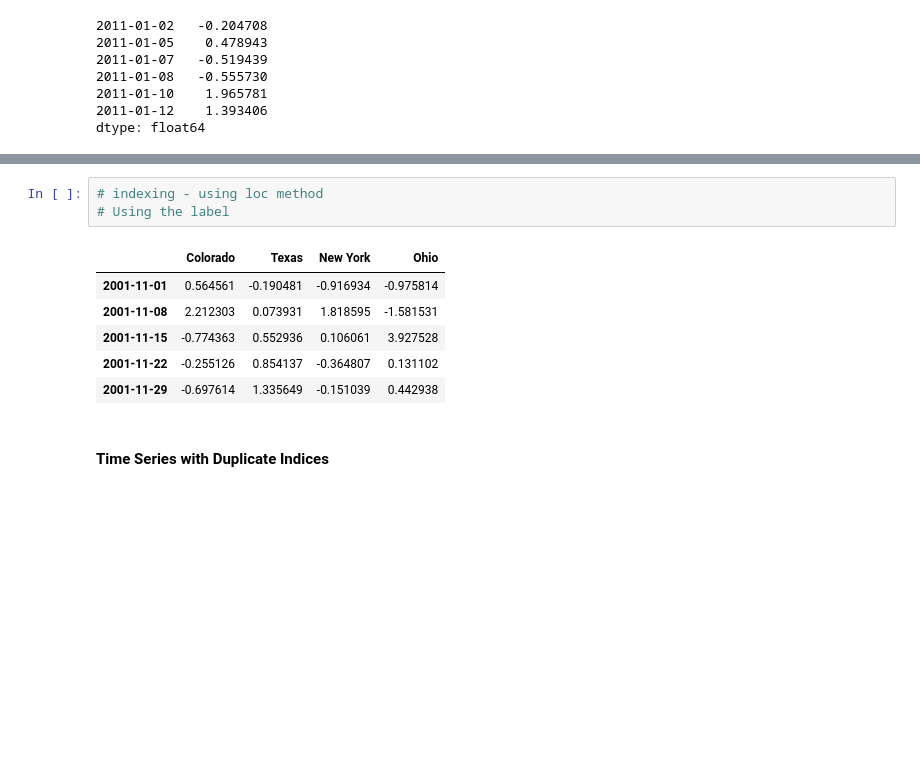
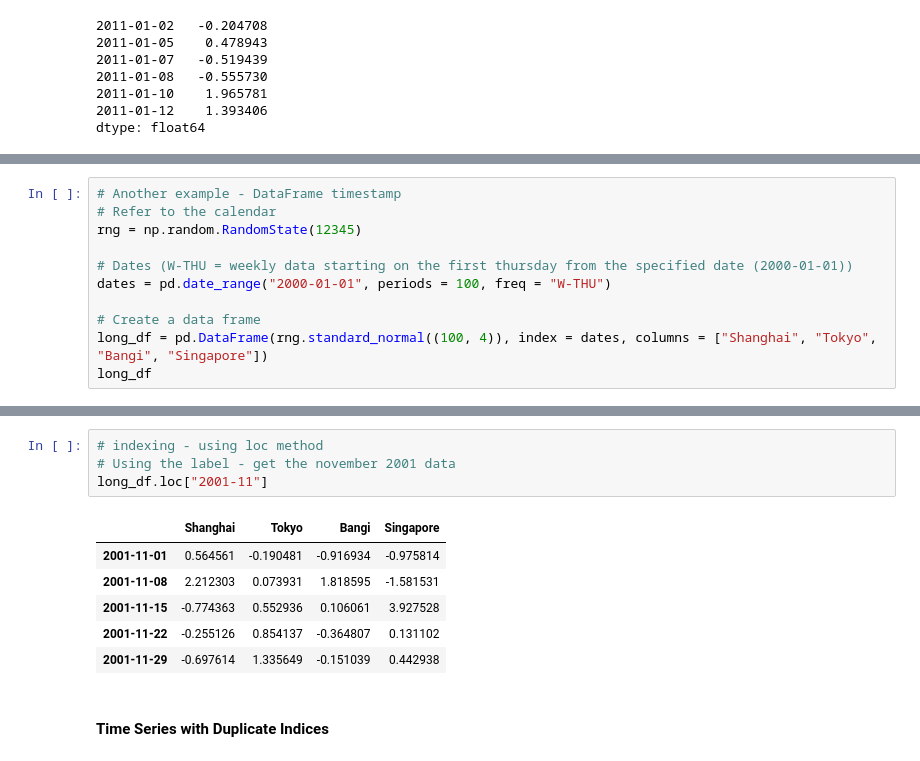
Before and after one commit to azrazainol/DS-Week-13, a Jupyter notebook: Data_Science_Week_13.ipynb, the cells around one changed output, grey strips where cells are left out. Cells and saved outputs as stored; diff of their text form; blank space fills up the shorter version.

```diff
--- a/Data_Science_Week_13.ipynb
+++ b/Data_Science_Week_13.ipynb
@@ -393,0 +382,11 @@ rng = np.random.RandomState(12345)
+# %%
+# Another example - DataFrame timestamp
+# Refer to the calendar
+rng = np.random.RandomState(12345)
+
+# Dates (W-THU = weekly data starting on the first thursday from the specified date (2000-01-01))
+dates = pd.date_range("2000-01-01", periods = 100, freq = "W-THU")
+
+# Create a data frame
+long_df = pd.DataFrame(rng.standard_normal((100, 4)), index = dates, columns = ["Shanghai", "Tokyo", "Bangi", "Singapore"])
+long_df
@@ -394,8 +407,9 @@ rng = np.random.RandomState(12345)
 # %%
 # indexing - using loc method
-# Using the label
+# Using the label - get the november 2001 data
+long_df.loc["2001-11"]
 # %% [output]
-|  | Colorado | Texas | New York | Ohio |
+|  | Shanghai | Tokyo | Bangi | Singapore |
 | 2001-11-01 | 0.564561 | -0.190481 | -0.916934 | -0.975814 |
 | 2001-11-08 | 2.212303 | 0.073931 | 1.818595 | -1.581531 |
 | 2001-11-15 | -0.774363 | 0.552936 | 0.106061 | 3.927528 |
```
Also changed, not shown: parts of 43 cells of this notebook.
